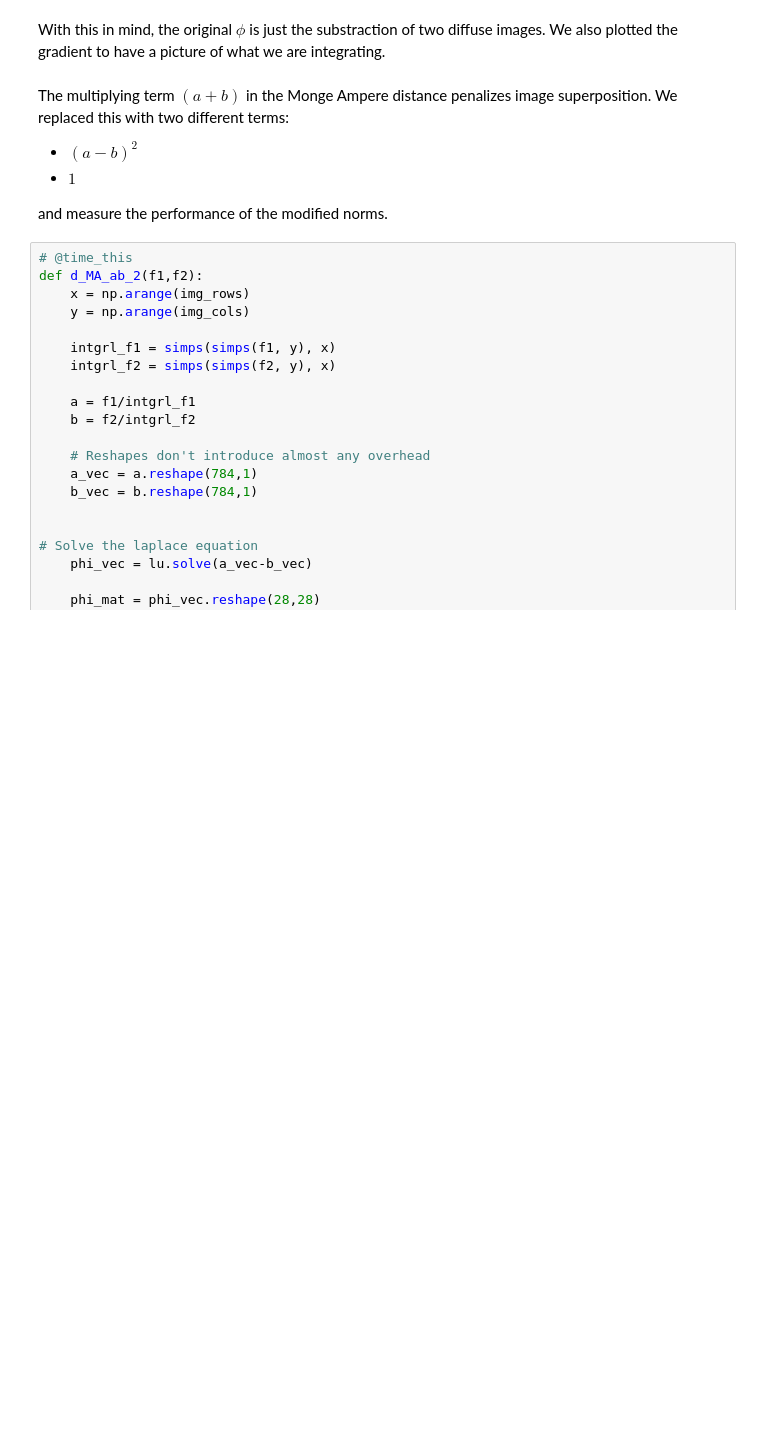
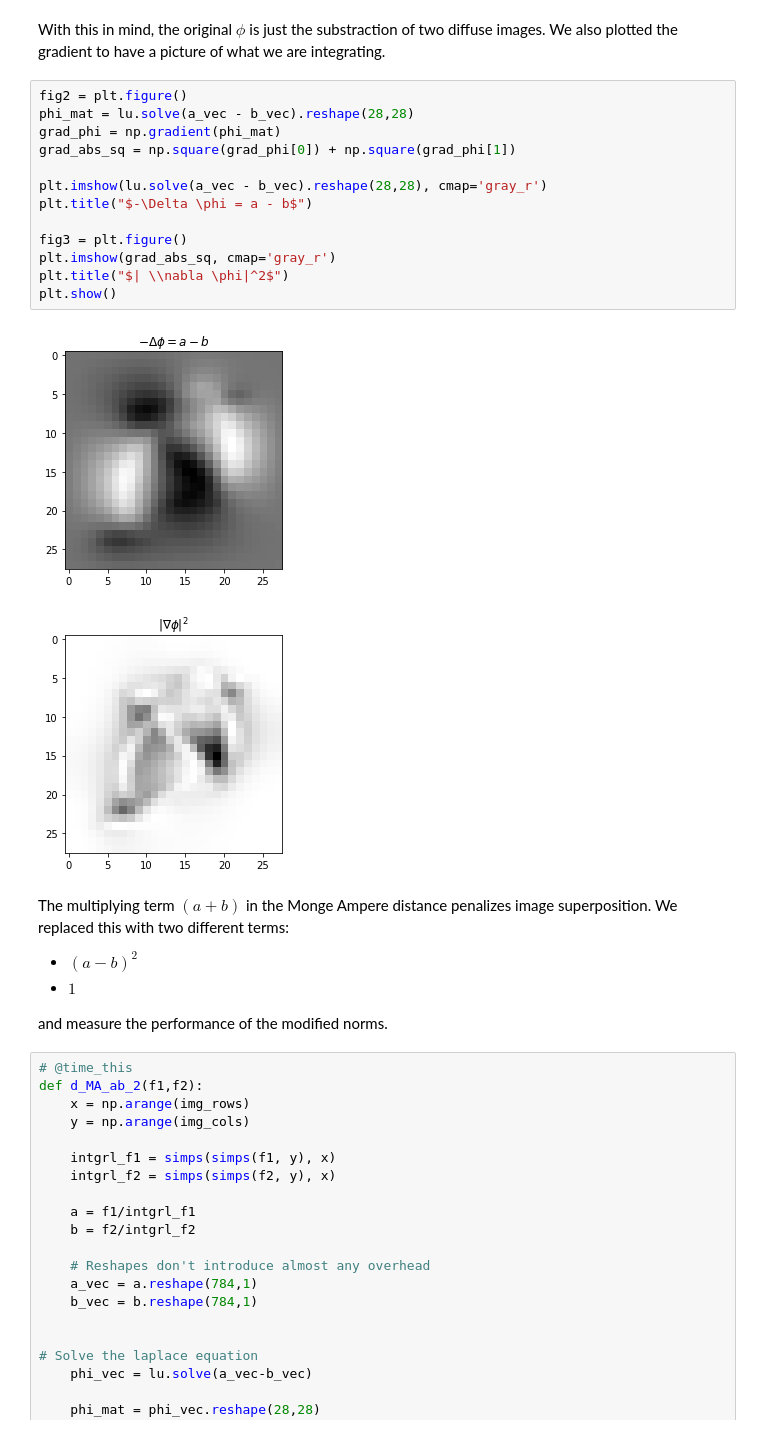
Before and after one commit to Fede112/P1.4_seed, a Jupyter notebook: final_project/final_project_2018-2019.ipynb, the cells around one changed output. Saved outputs shown, nothing was run; the diff lists cells and outputs as text; blank space fills up the shorter version.

```diff
--- a/final_project/final_project_2018-2019.ipynb
+++ b/final_project/final_project_2018-2019.ipynb
@@ -587,6 +621,22 @@ The following figure shows exactly this for two random numbers:
 # %% [markdown]
 With this in mind, the original $\phi$ is just the substraction of two diffuse images.
 We also plotted the gradient to have a picture of what we are integrating.
+# %%
+fig2 = plt.figure()
+phi_mat = lu.solve(a_vec - b_vec).reshape(28,28)
+grad_phi = np.gradient(phi_mat)
+grad_abs_sq = np.square(grad_phi[0]) + np.square(grad_phi[1])
+
+plt.imshow(lu.solve(a_vec - b_vec).reshape(28,28), cmap='gray_r')
+plt.title("$-\Delta \phi = a - b$")
+
+fig3 = plt.figure()
+plt.imshow(grad_abs_sq, cmap='gray_r')
+plt.title("$| \\nabla \phi|^2$")
+plt.show()
+# %% [output]
+[figure, added]
+[figure, added]
 # %% [markdown]
 The multiplying term $(a+b)$ in the Monge Ampere distance penalizes image superposition. We replaced this with two different terms:
 
```
Also changed, not shown: parts of 2 cells of this notebook.
